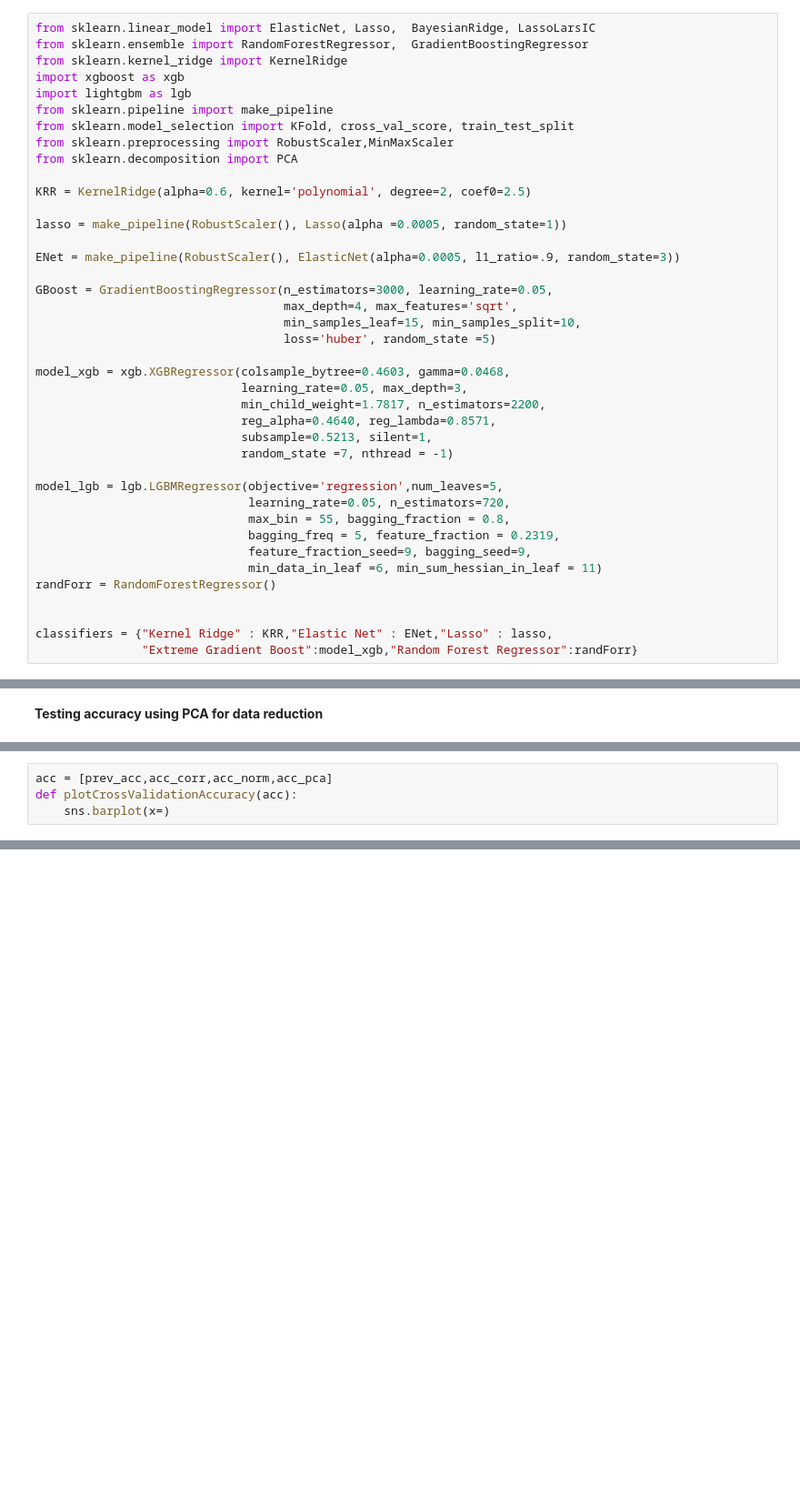
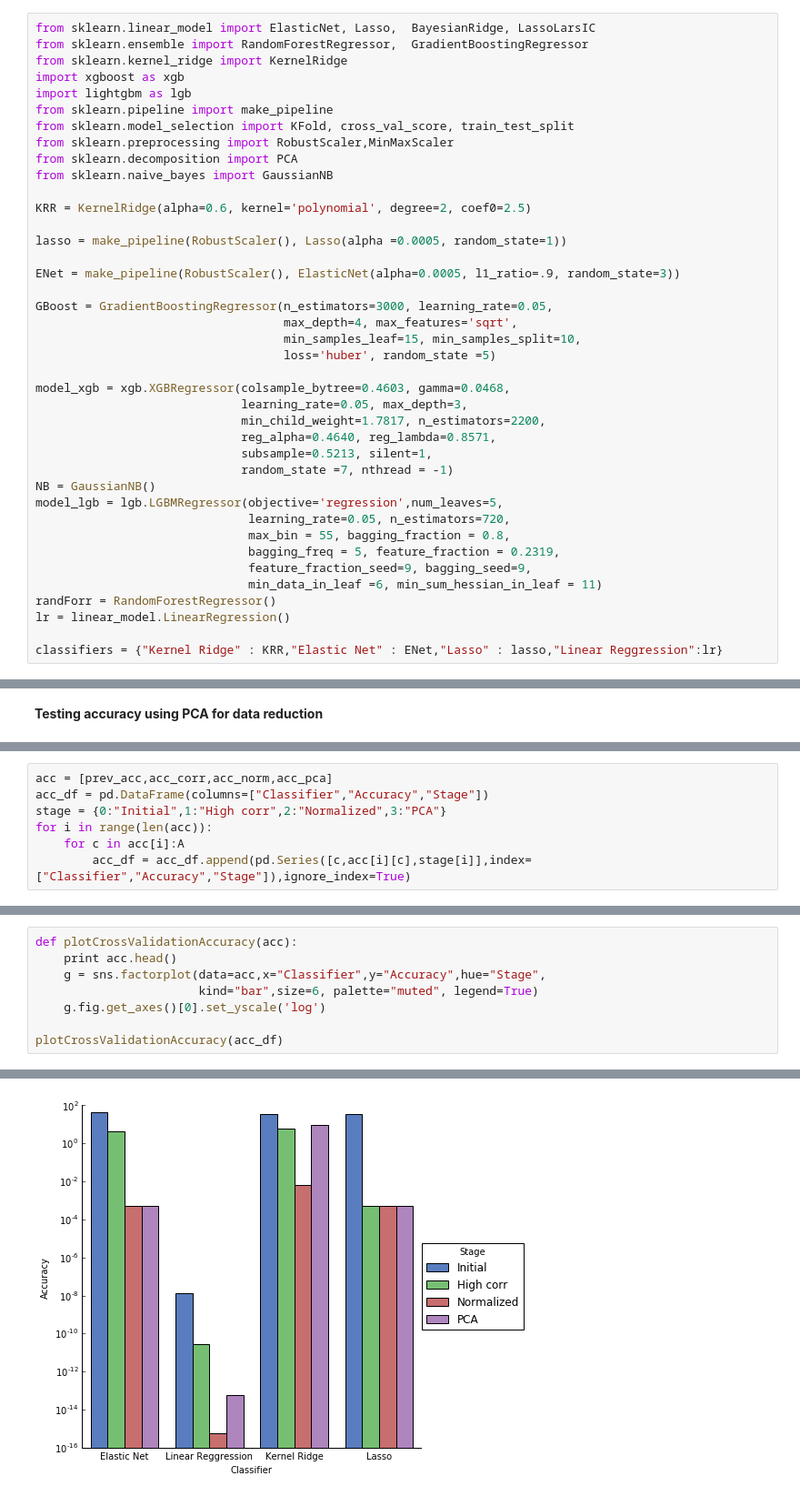
Before and after one commit to RHaran98/house_prices_prediction, a Jupyter notebook: visual.ipynb, the cells around one changed output, grey strips where cells are left out. Shown at 91% size. Cells and saved outputs as stored; diff of their text form; blank space fills up the shorter version.

Commit message:
Added accuracy visualization

```diff
--- a/visual.ipynb
+++ b/visual.ipynb
@@ -143,6 +143,7 @@ from sklearn.pipeline import make_pipeline
 from sklearn.model_selection import KFold, cross_val_score, train_test_split
 from sklearn.preprocessing import RobustScaler,MinMaxScaler
 from sklearn.decomposition import PCA
+from sklearn.naive_bayes import GaussianNB
 
 KRR = KernelRidge(alpha=0.6, kernel='polynomial', degree=2, coef0=2.5)
 
@@ -161,7 +162,7 @@ model_xgb = xgb.XGBRegressor(colsample_bytree=0.4603, gamma=0.0468,
                              reg_alpha=0.4640, reg_lambda=0.8571,
                              subsample=0.5213, silent=1,
                              random_state =7, nthread = -1)
-
+NB = GaussianNB()
 model_lgb = lgb.LGBMRegressor(objective='regression',num_leaves=5,
                               learning_rate=0.05, n_estimators=720,
                               max_bin = 55, bagging_fraction = 0.8,
@@ -169,10 +170,9 @@ model_lgb = lgb.LGBMRegressor(objective='regression',num_leaves=5,
                               feature_fraction_seed=9, bagging_seed=9,
                               min_data_in_leaf =6, min_sum_hessian_in_leaf = 11)
 randForr = RandomForestRegressor()
+lr = linear_model.LinearRegression()
 
-
-classifiers = {"Kernel Ridge" : KRR,"Elastic Net" : ENet,"Lasso" : lasso,
-               "Extreme Gradient Boost":model_xgb,"Random Forest Regressor":randForr}
+classifiers = {"Kernel Ridge" : KRR,"Elastic Net" : ENet,"Lasso" : lasso,"Linear Reggression":lr}
 # %%
 def rmsle_cv(model,train,n_folds):
     x_train,y_train = train.drop(["SalePrice"],axis=1),train.loc[:,"SalePrice"]
@@ -329,7 +323,3 @@ Kernel Ridge: 196.985580408
 
 Elastic Net: 0.000531561109691
 [figure]
-# %%
-acc = [prev_acc,acc_corr,acc_norm,acc_pca]
-def plotCrossValidationAccuracy(acc):
-    sns.barplot(x=)
@@ -337,0 +326,7 @@ IndentationError: expected an indented block (<ipython-input-18-2738d0ae685f>, l
+# %%
+acc = [prev_acc,acc_corr,acc_norm,acc_pca]
+acc_df = pd.DataFrame(columns=["Classifier","Accuracy","Stage"])
+stage = {0:"Initial",1:"High corr",2:"Normalized",3:"PCA"}
+for i in range(len(acc)):
+    for c in acc[i]:A
+        acc_df = acc_df.append(pd.Series([c,acc[i][c],stage[i]],index=["Classifier","Accuracy","Stage"]),ignore_index=True)
@@ -337,0 +350,9 @@ IndentationError: expected an indented block (<ipython-input-18-2738d0ae685f>, l
+# %%
+def plotCrossValidationAccuracy(acc):
+    print acc.head()
+    g = sns.factorplot(data=acc,x="Classifier",y="Accuracy",hue="Stage",
+                       kind="bar",size=6, palette="muted", legend=True)
+    g.fig.get_axes()[0].set_yscale('log')
+
+plotCrossValidationAccuracy(acc_df)
+# %% [output]
@@ -337,0 +365 @@ IndentationError: expected an indented block (<ipython-input-18-2738d0ae685f>, l
+[figure, added]
```
Also changed, not shown: parts of 7 cells of this notebook.
